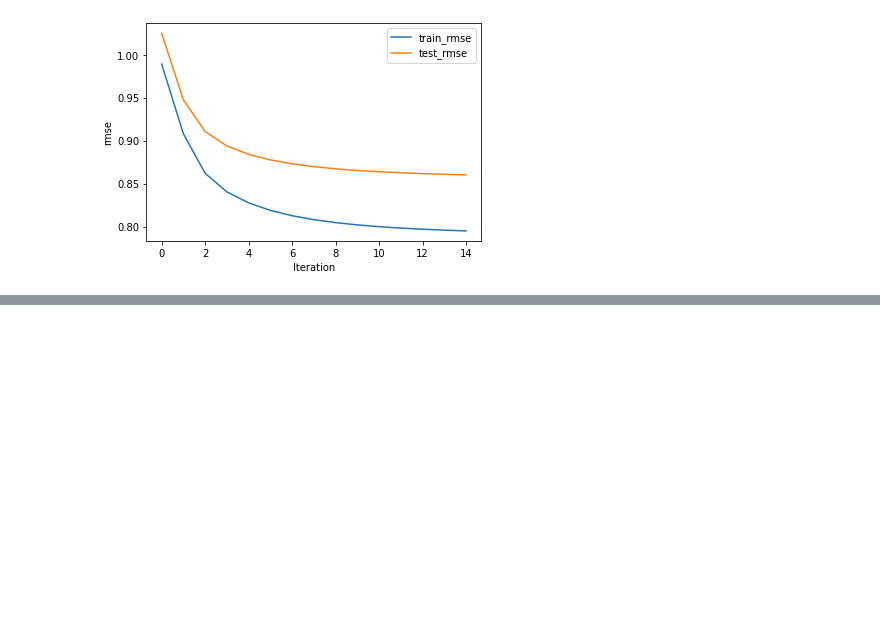
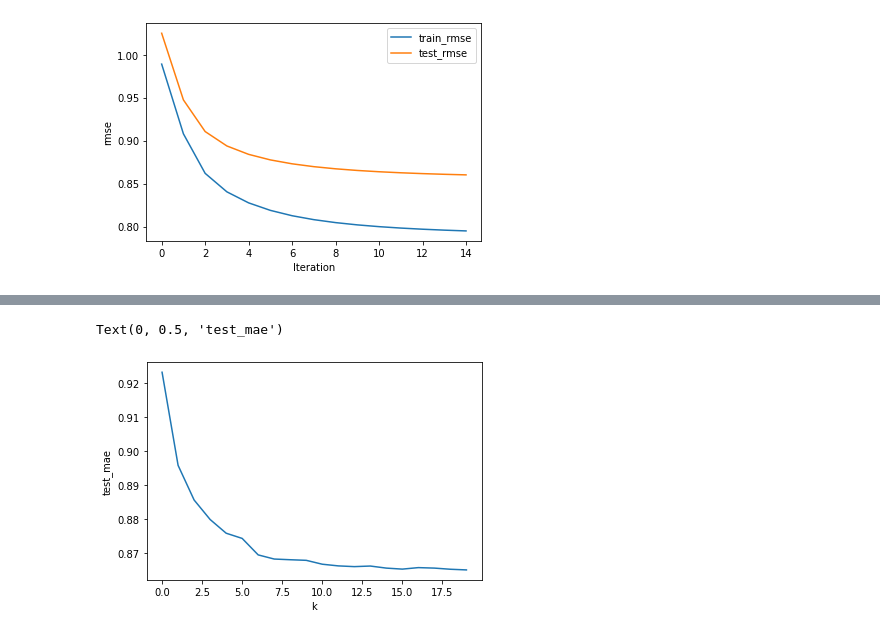
Before and after one commit to tongji-rkr/cs-Honor-course, a Jupyter notebook: als-mf.ipynb, the cells around one changed output, grey strips where cells are left out. Cells and saved outputs as stored; diff of their text form; code cells hidden in the pictures; blank space fills up the shorter version.

```diff
--- a/als-mf.ipynb
+++ b/als-mf.ipynb
@@ -159,0 +219,7 @@ plt.legend(["train_rmse","test_rmse"]);
+# %%
+plt.plot(k_rmse)
+plt.xlabel("k")
+plt.ylabel("test_mae")
+# %% [output]
+Text(0, 0.5, 'test_mae')
+[figure, added]
```
Also changed, not shown: parts of 5 cells of this notebook.
